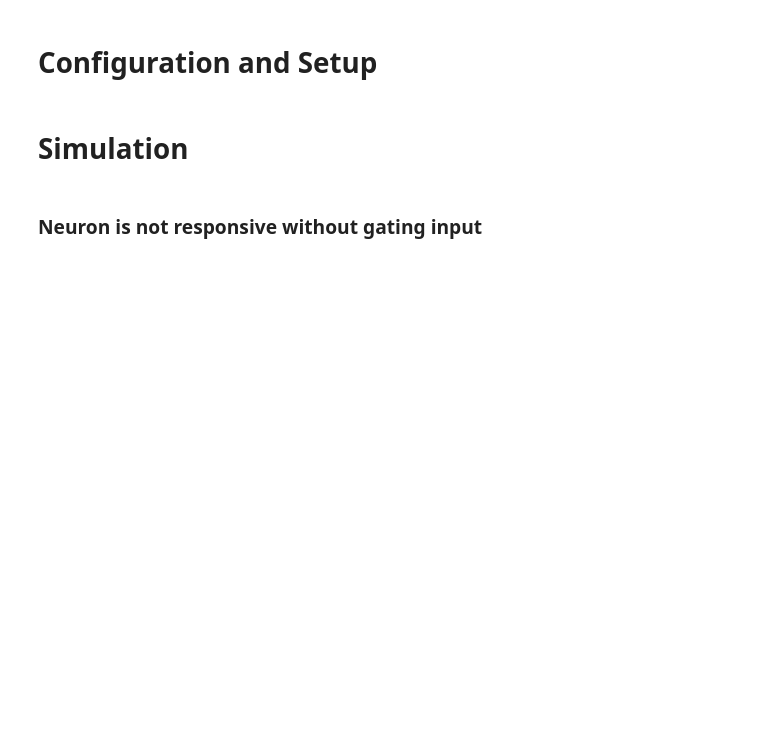
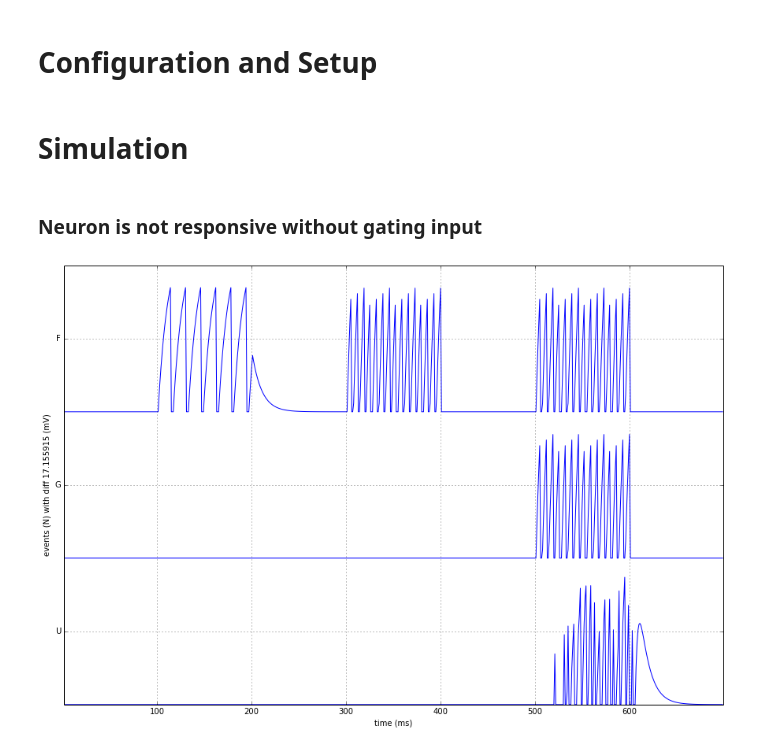
Before and after one commit to asobolev/toy-network, a Jupyter notebook: reduced/simulation/sanbox/Permissive Gating.ipynb, the cells around one changed output. Drawn from its saved outputs; the diff is of its cells as text; code cells hidden in the pictures; blank space fills up the shorter version.

```diff
--- a/reduced/simulation/sanbox/Permissive Gating.ipynb
+++ b/reduced/simulation/sanbox/Permissive Gating.ipynb
@@ -87,3 +75,33 @@ G_syn_spec = {'weight': 50.0, 'model': 'static_synapse', 'receptor_type': 8}
 # Simulation
 # %% [markdown]
 ### Neuron is not responsive without gating input
+# %%
+nest.ResetKernel()
+
+# two input neurons: R(trigger) and G(gate)
+F_input = nest.Create("iaf_neuron")[0]
+G_input = nest.Create("iaf_neuron")[0]
+
+# output neuron "aware" of gating inputs
+U_output = nest.Create("iaf_with_permissive_gating")[0]
+nest.SetStatus([U_output], {'gating_threshold': 2.0, 'tau_gating': 0.01})
+
+nest.Connect([F_input], [U_output], syn_spec={'weight': 500.0, 'model': 'static_synapse'})
+nest.Connect([G_input], [U_output], syn_spec={'weight': 1.0, 'model': 'static_synapse', 'receptor_type': 8})
+
+# current injections
+inject_current(F_input, [{"amplitude":  500.0, "start": 100.0, "stop": 200.0}])
+inject_current(F_input, [{"amplitude": 1000.0, "start": 300.0, "stop": 400.0}])
+inject_current(F_input, [{"amplitude": 1000.0, "start": 500.0, "stop": 600.0}])
+
+inject_current(G_input, [{"amplitude": 1000.0, "start": 500.0, "stop": 600.0}])
+
+# voltage monitors
+monitors = [VoltageMonitor(nest_id) for nest_id in (F_input, G_input, U_output)]
+
+nest.Simulate(700)
+
+events = [x.V_m for x in reversed(monitors)]
+fig = multiple_time_series(np.array(events), ("U", "G", "F"), monitors[0].times)
+# %% [output]
+[figure, added]
```
Also changed, not shown: parts of 11 cells of this notebook.
